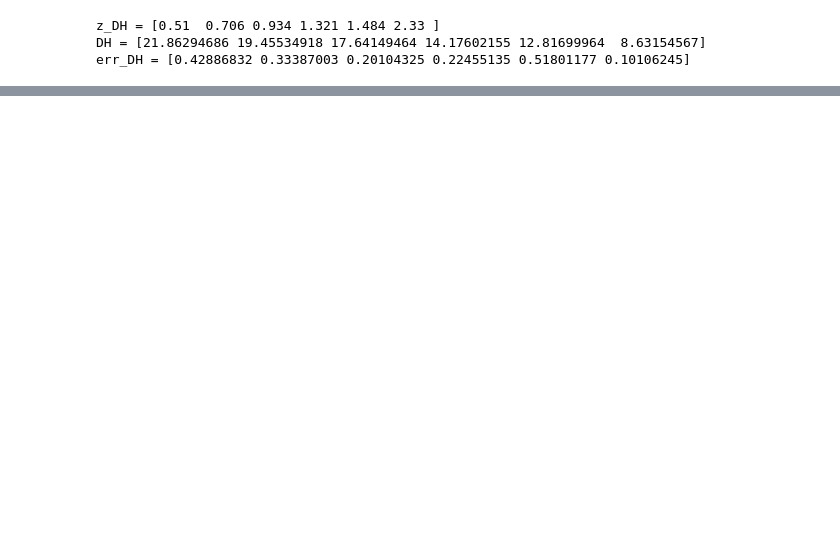
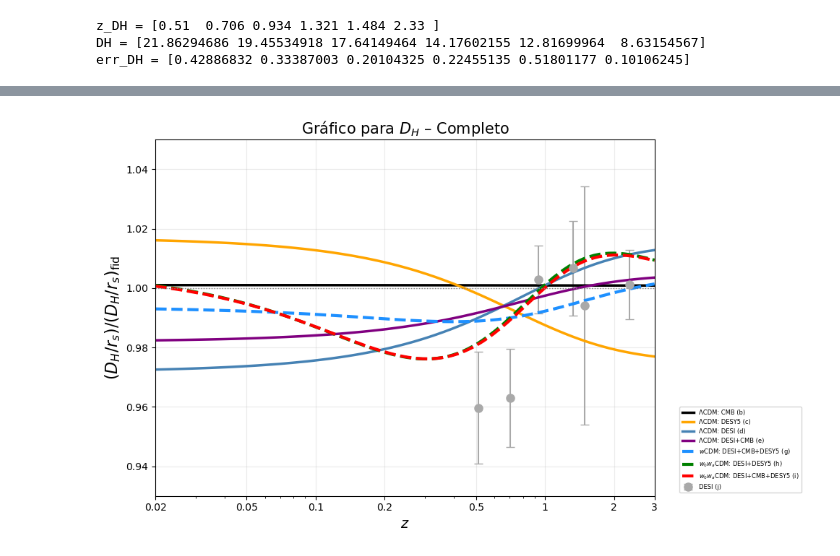
Before and after one commit to paulamachado295/Projeto_LateDE, a Jupyter notebook: Gráfico_Fig13_DESI_DR2.ipynb, the cells around one changed output, grey strips where cells are left out. Drawn from its saved outputs; the diff is of its cells as text; code cells hidden in the pictures; blank space fills up the shorter version.

Commit message:
Diversos ajustes

```diff
--- a/Gráfico_Fig13_DESI_DR2.ipynb
+++ b/Gráfico_Fig13_DESI_DR2.ipynb
@@ -730,0 +740,80 @@ plt.show()
+# %%
+# ============================
+#  GRÁFICO Completo para D_H
+# ============================
+
+plt.figure(figsize=(10,6))
+
+# =======================
+# 1. Normalização fiducial
+# =======================
+
+DHfid_norm = DHfid
+
+# Interpolação no D_H fiducial para os pontos DESI
+DHfid_interp = np.interp(z_DH, z_fid, DHfid_norm)
+
+# Razões observadas
+DH_ratio_f     = DH / DHfid_interp
+DH_err_ratio_f = err_DH / DHfid_interp
+
+# =======================
+# 2. Modelo (j) DESI - barras de erro
+# =======================
+
+plt.errorbar(
+    z_DH, DH_ratio_f,
+    yerr=DH_err_ratio_f,
+    fmt='o',
+    color='darkgray',
+    ecolor='darkgray',
+    elinewidth=1.5,
+    capsize=4,
+    markersize=8,
+    label='DESI (j)'
+)
+
+# ============================
+# 3. Modelos teóricos (b–i)
+# ============================
+
+plt.plot(z_LCDM_b, DHb / DHfid_norm, label='ΛCDM: CMB (b)', color='black', linewidth=2.5)
+plt.plot(z_LCDM_c, DHc / DHfid_norm, label='ΛCDM: DESY5 (c)', color='orange', linewidth=2.5)
+plt.plot(z_LCDM_d, DHd / DHfid_norm, label='ΛCDM: DESI (d)', color='steelblue', linewidth=2.5)
+plt.plot(z_LCDM_e, DHe / DHfid_norm, label='ΛCDM: DESI+CMB (e)', color='purple', linewidth=2.5)
+
+# modelos novos g, h, i
+plt.plot(z_w0wa_g, DHg / DHfid_norm, label='$w$CDM: DESI+CMB+DESY5 (g)', color='dodgerblue', linestyle="--", linewidth=3)
+plt.plot(z_w0wa_h, DHh / DHfid_norm, label='$w_0w_a$CDM: DESI+DESY5 (h)', color='green', linestyle="--", linewidth=3)
+plt.plot(z_w0wa_i, DHi / DHfid_norm, label='$w_0w_a$CDM: DESI+CMB+DESY5 (i)', color='red', linestyle="--", linewidth=3)
+
+# =======================
+# 4. Ajustes visuais
+# =======================
+
+plt.axhline(1.0, color='gray', linestyle=':', linewidth=1)
+plt.xscale('log')             # escala log no eixo x
+plt.title('Gráfico 1', fontsize=15)
+plt.xticks([0.02, 0.05, 0.1, 0.2, 0.5, 1, 2, 3],
+           ['0.02', '0.05', '0.1', '0.2', '0.5', '1', '2', '3'])   # nomeia os pontos do eixo x da forma solicitada
+
+plt.xlabel(r"$z$", fontsize=14)
+plt.ylabel(r"$(D_H/r_s) / (D_H/r_s)_{\rm fid}$", fontsize=16)
+plt.title("Gráfico para $D_H$ – Completo", fontsize=15)
+
+plt.xlim(0.02, 3)  # mesma escala da figura do artigo
+plt.ylim(0.93, 1.05)  # mesma escala da figura do artigo
+
+plt.grid(alpha=0.25)
+
+plt.legend(
+    fontsize=6,
+    bbox_to_anchor=(1.05, 0.25),   # desloca a legenda para fora do gráfico
+    loc="upper left",           # ancora pelo canto esquerdo
+    borderaxespad=0.
+)
+
+plt.tight_layout()
+plt.show()
+# %% [output]
+[figure, added]
```
Also changed, not shown: parts of 15 cells of this notebook.
